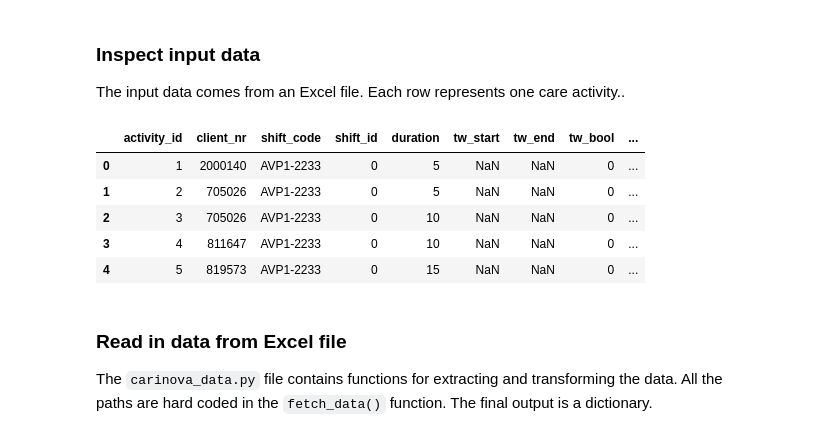
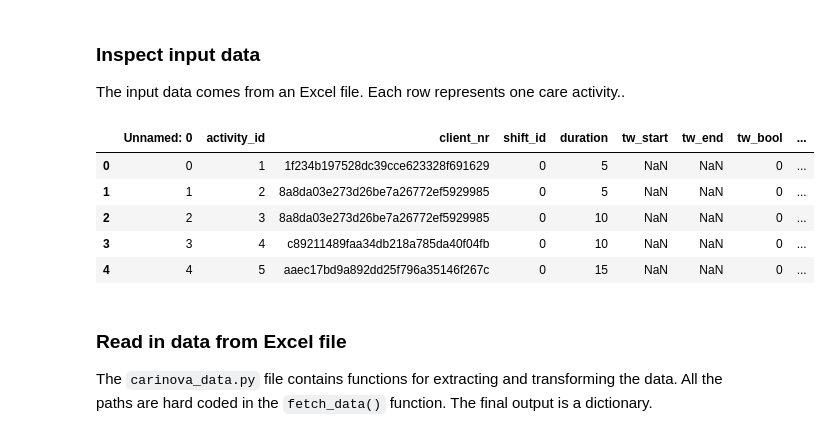
Before and after one commit to buurenzo/gomea, a Jupyter notebook: route_visualizations.ipynb, the cells around one changed output. Drawn from its saved outputs; the diff is of its cells as text; code cells hidden in the pictures.

```diff
--- a/route_visualizations.ipynb
+++ b/route_visualizations.ipynb
@@ -21,20 +21,20 @@ ox.config(use_cache=True, log_console=True)
 ### Inspect input data
 The input data comes from an Excel file. Each row represents one care activity..
 # %%
-url = "example_data.xlsx"
+url = "test.xlsx"
 source_df = pd.read_excel(url)
 
 ##########
 ## TEST ##
 ##########
 source_df.head()
 # %% [output]
-|  | activity_id | client_nr | shift_code | shift_id | duration | tw_start | tw_end | tw_bool | ... |
-| 0 | 1 | 2000140 | AVP1-2233 | 0 | 5 | NaN | NaN | 0 | ... |
-| 1 | 2 | 705026 | AVP1-2233 | 0 | 5 | NaN | NaN | 0 | ... |
-| 2 | 3 | 705026 | AVP1-2233 | 0 | 10 | NaN | NaN | 0 | ... |
-| 3 | 4 | 811647 | AVP1-2233 | 0 | 10 | NaN | NaN | 0 | ... |
-| 4 | 5 | 819573 | AVP1-2233 | 0 | 15 | NaN | NaN | 0 | ... |
+|  | Unnamed: 0 | activity_id | client_nr | shift_id | duration | tw_start | tw_end | tw_bool | ... |
+| 0 | 0 | 1 | 1f234b197528dc39cce623328f691629 | 0 | 5 | NaN | NaN | 0 | ... |
+| 1 | 1 | 2 | 8a8da03e273d26be7a26772ef5929985 | 0 | 5 | NaN | NaN | 0 | ... |
+| 2 | 2 | 3 | 8a8da03e273d26be7a26772ef5929985 | 0 | 10 | NaN | NaN | 0 | ... |
+| 3 | 3 | 4 | c89211489faa34db218a785da40f04fb | 0 | 10 | NaN | NaN | 0 | ... |
+| 4 | 4 | 5 | aaec17bd9a892dd25f796a35146f267c | 0 | 15 | NaN | NaN | 0 | ... |
 # %% [markdown]
 ### Read in data from Excel file
 
```
Also changed, not shown: parts of 5 cells of this notebook.
